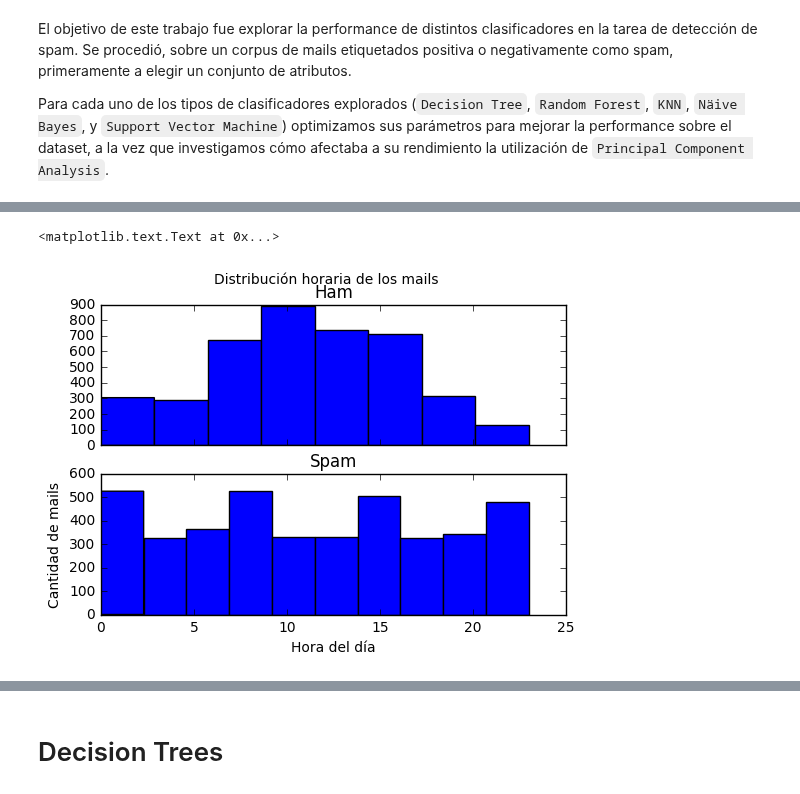
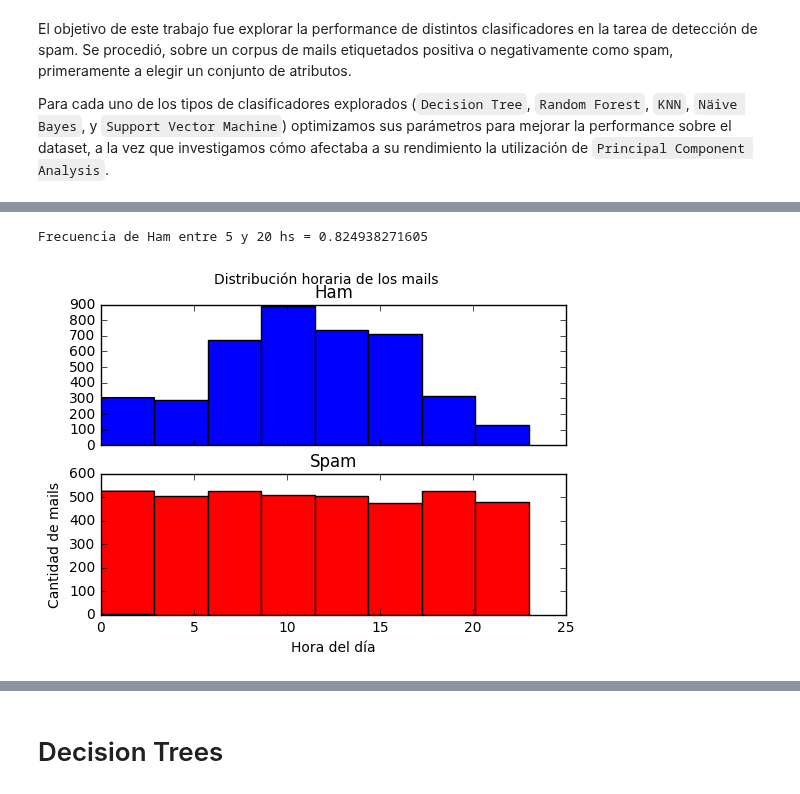
Before and after one commit to finiteautomata/tp-aa, a Jupyter notebook: notebooks/informe.ipynb, the cells around one changed output, grey strips where cells are left out. Drawn from its saved outputs; the diff is of its cells as text; code cells hidden in the pictures.

```diff
--- a/notebooks/informe.ipynb
+++ b/notebooks/informe.ipynb
@@ -136,20 +136,29 @@ Los atributos temporales del mail fueron extraídos luego de analizar el dataset
 # %%
 ham = df[np.logical_not(target)]
 spam = df[target]
 
 fig, ax = subplots(2, 1, sharex=True)
 
-ax[0].hist(ham.hour, bins=8, range=[0, 23]);
+nbins = 8
+
+ax[0].hist(ham.hour, bins=nbins, range=[0, 23], color="blue");
 ax[0].set_title(u"Ham");
-ax[1].hist(spam.hour, range=[0, 23]);
+ax[1].hist(spam.hour, bins=nbins, range=[0, 23], color="red");
 ax[1].set_title(u"Spam");
 
-xlabel(u"Hora del día")
-ylabel(u"Cantidad de mails")
-suptitle(u"Distribución horaria de los mails")
-#ax[1].title(u"Distribución horaria de spam");
+xlabel(u"Hora del día");
+ylabel(u"Cantidad de mails");
+suptitle(u"Distribución horaria de los mails");
+
+
+ham_hours =  ham.hour.value_counts(normalize=True)
+
+ham_hours.sort_index(0, inplace=True)
+
+
+print "Frecuencia de Ham entre 5 y 20 hs = %s" % sum(ham_hours[5:20])
 # %% [output]
-<matplotlib.text.Text at 0x...>
+Frecuencia de Ham entre 5 y 20 hs = 0.824938271605
-[figure, old version]
+[figure, new version]
 # %%
 ax[0].title
```
Also changed, not shown: parts of 4 cells of this notebook, 5 other files.
